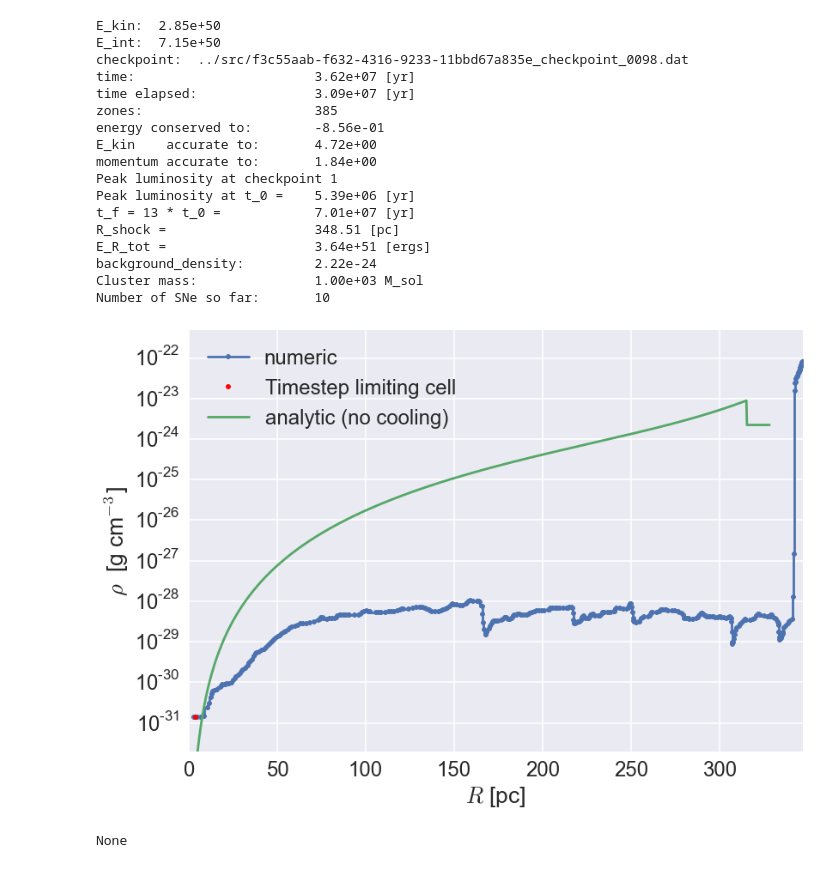
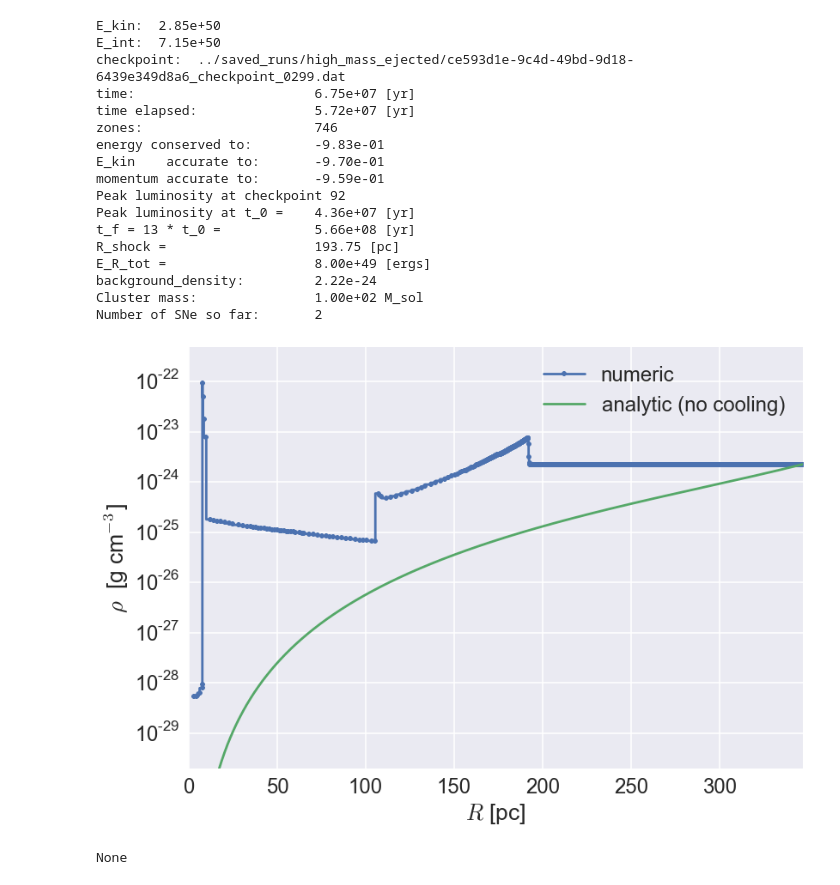
Before and after one commit to egentry/clustered_SNe, a Jupyter notebook: analysis/visualize.ipynb, the cells around one changed output. Drawn from its saved outputs; the diff is of its cells as text; code cells hidden in the pictures.

```diff
--- a/analysis/visualize.ipynb
+++ b/analysis/visualize.ipynb
@@ -235,34 +234,34 @@ def single_run(data_dir="", id="", last_run=None):
 # %%
 last_run = RunSummary()
 
 data_dir = "../src/"
-# data_dir = "../saved_runs/high_mass_ejected"
+data_dir = "../saved_runs/high_mass_ejected"
 # data_dir = "../scripts"
 # data_dir = "../saved_runs/one_SNe"
 # data_dir = "../saved_runs/two_SNe"
 
-id = "f3" # you don't need the full uuid, just enough to distinguish it
+id = "" # you don't need the full uuid, just enough to distinguish it
 
 single_run(data_dir=data_dir, id=id, last_run=last_run)
 # %% [output]
 E_kin:  2.85e+50
 E_int:  7.15e+50
-checkpoint:  ../src/f3c55aab-f632-4316-9233-11bbd67a835e_checkpoint_0098.dat
-time:                       3.62e+07 [yr]
-time elapsed:               3.09e+07 [yr]
-zones:                      385
-energy conserved to:        -8.56e-01
-E_kin    accurate to:       4.72e+00
-momentum accurate to:       1.84e+00
-Peak luminosity at checkpoint 1
-Peak luminosity at t_0 =    5.39e+06 [yr]
-t_f = 13 * t_0 =            7.01e+07 [yr]
-R_shock =                   348.51 [pc]
-E_R_tot =                   3.64e+51 [ergs]
+checkpoint:  ../saved_runs/high_mass_ejected/ce593d1e-9c4d-49bd-9d18-6439e349d8a6_checkpoint_0299.dat
+time:                       6.75e+07 [yr]
+time elapsed:               5.72e+07 [yr]
+zones:                      746
+energy conserved to:        -9.83e-01
+E_kin    accurate to:       -9.70e-01
+momentum accurate to:       -9.59e-01
+Peak luminosity at checkpoint 92
+Peak luminosity at t_0 =    4.36e+07 [yr]
+t_f = 13 * t_0 =            5.66e+08 [yr]
+R_shock =                   193.75 [pc]
+E_R_tot =                   8.00e+49 [ergs]
 background_density:         2.22e-24
-Cluster mass:               1.00e+03 M_sol
-Number of SNe so far:       10
+Cluster mass:               1.00e+02 M_sol
+Number of SNe so far:       2
-[figure, old version]
+[figure, new version]
 None
 # %%
 last_run = RunSummary()
```
Also changed, not shown: parts of 6 cells of this notebook, 20 other files.
